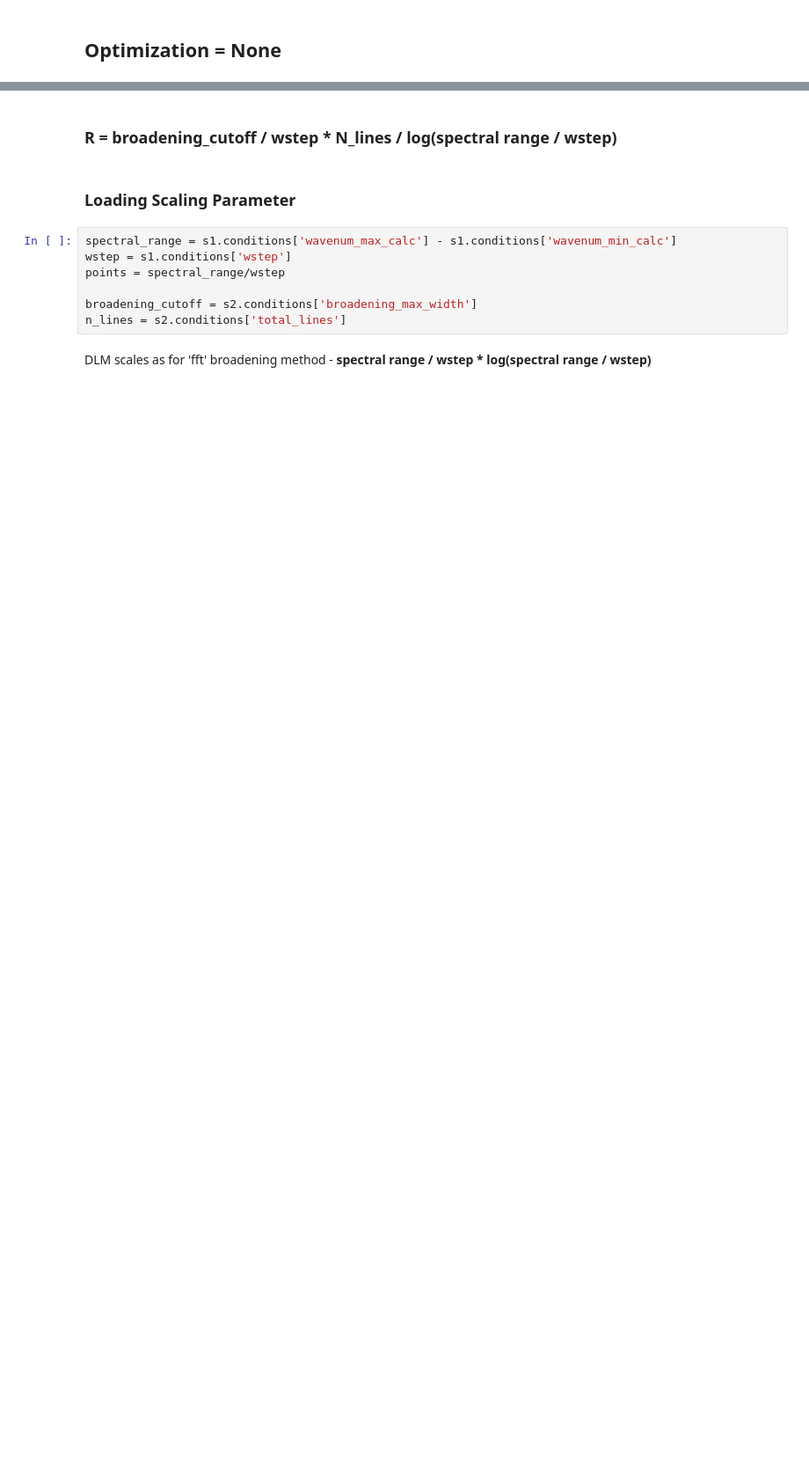
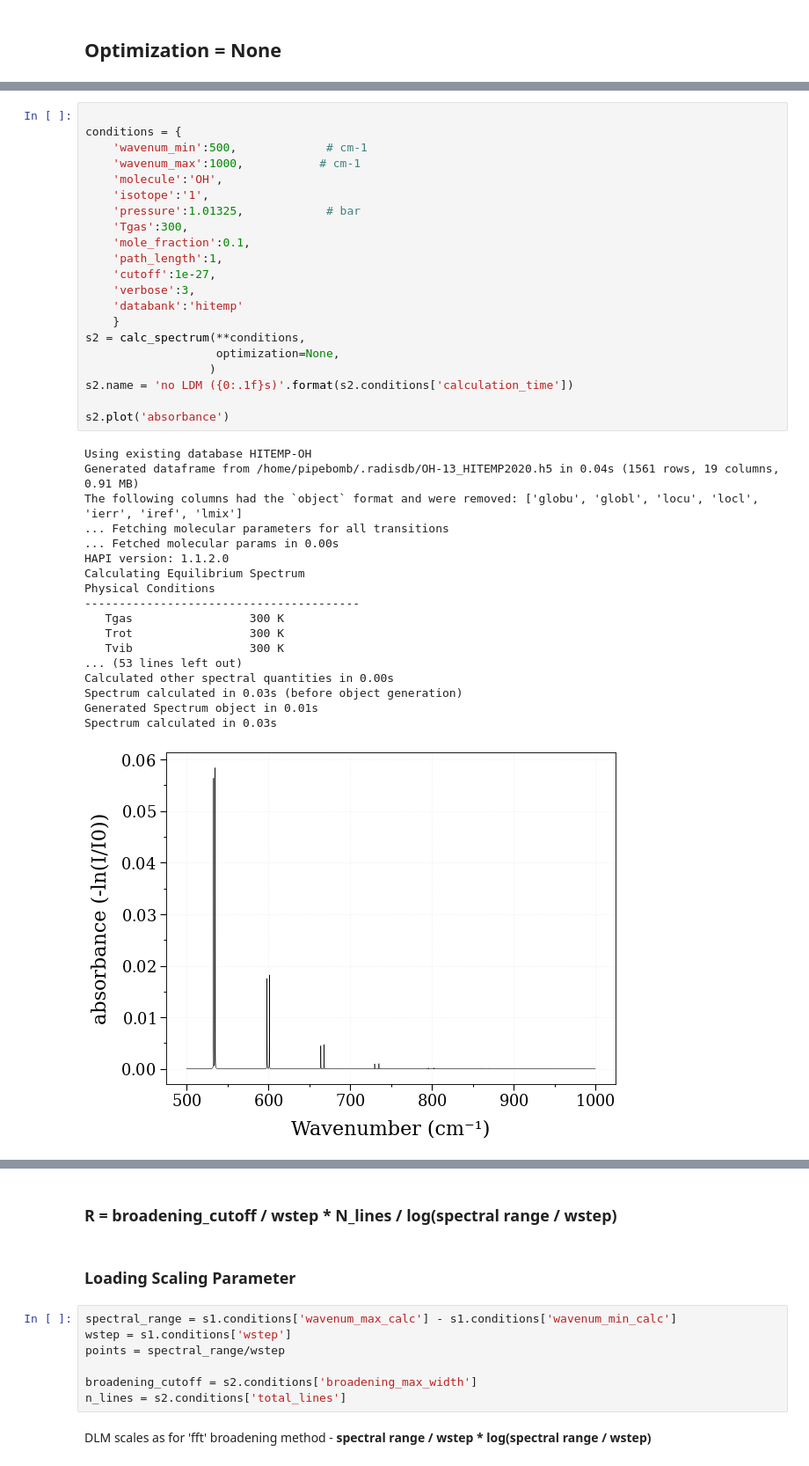
Before and after one commit to anandxkumar/Radis-Benchmark-Lineshape, a Jupyter notebook: Benchmark1.ipynb, the cells around one changed output, grey strips where cells are left out. Shown at 88% size. Cells and saved outputs as stored; diff of their text form; blank space fills up the shorter version.

```diff
--- a/Benchmark1.ipynb
+++ b/Benchmark1.ipynb
@@ -73,0 +104,40 @@ Spectrum calculated in 0.17s
+# %%
+
+conditions = {
+    'wavenum_min':500,             # cm-1
+    'wavenum_max':1000,           # cm-1
+    'molecule':'OH',
+    'isotope':'1',
+    'pressure':1.01325,            # bar
+    'Tgas':300,
+    'mole_fraction':0.1,
+    'path_length':1,
+    'cutoff':1e-27,
+    'verbose':3,
+    'databank':'hitemp'
+    }
+s2 = calc_spectrum(**conditions,
+                   optimization=None,
+                  )
+s2.name = 'no LDM ({0:.1f}s)'.format(s2.conditions['calculation_time'])
+
+s2.plot('absorbance')
+# %% [output]
+Using existing database HITEMP-OH
+Generated dataframe from /home/pipebomb/.radisdb/OH-13_HITEMP2020.h5 in 0.04s (1561 rows, 19 columns, 0.91 MB)
+The following columns had the `object` format and were removed: ['globu', 'globl', 'locu', 'locl', 'ierr', 'iref', 'lmix']
+... Fetching molecular parameters for all transitions
+... Fetched molecular params in 0.00s
+HAPI version: 1.1.2.0
+Calculating Equilibrium Spectrum
+Physical Conditions
+----------------------------------------
+   Tgas                 300 K
+   Trot                 300 K
+   Tvib                 300 K
+... (53 lines left out)
+Calculated other spectral quantities in 0.00s
+Spectrum calculated in 0.03s (before object generation)
+Generated Spectrum object in 0.01s
+Spectrum calculated in 0.03s
+[figure, added]
```
Also changed, not shown: parts of 8 cells of this notebook, 1 other file.
